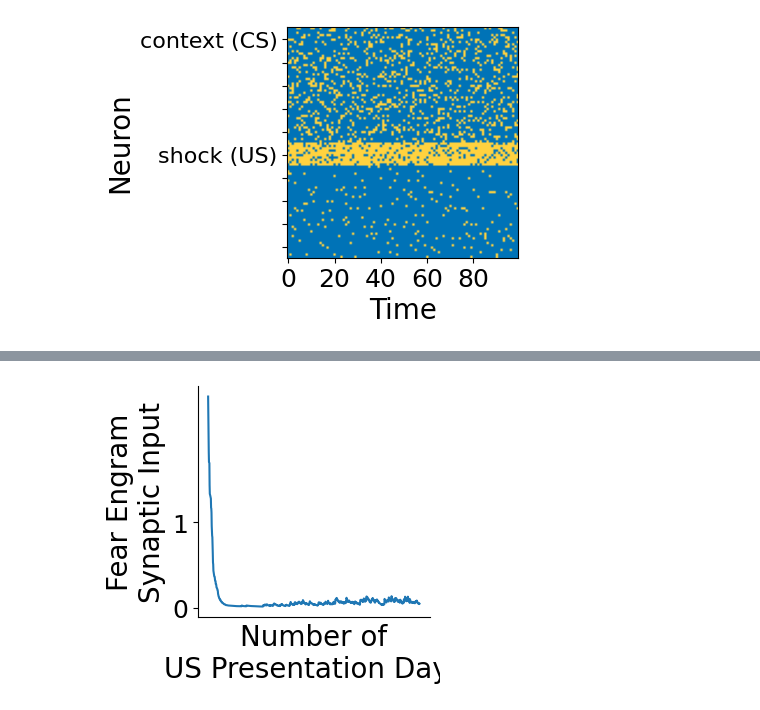
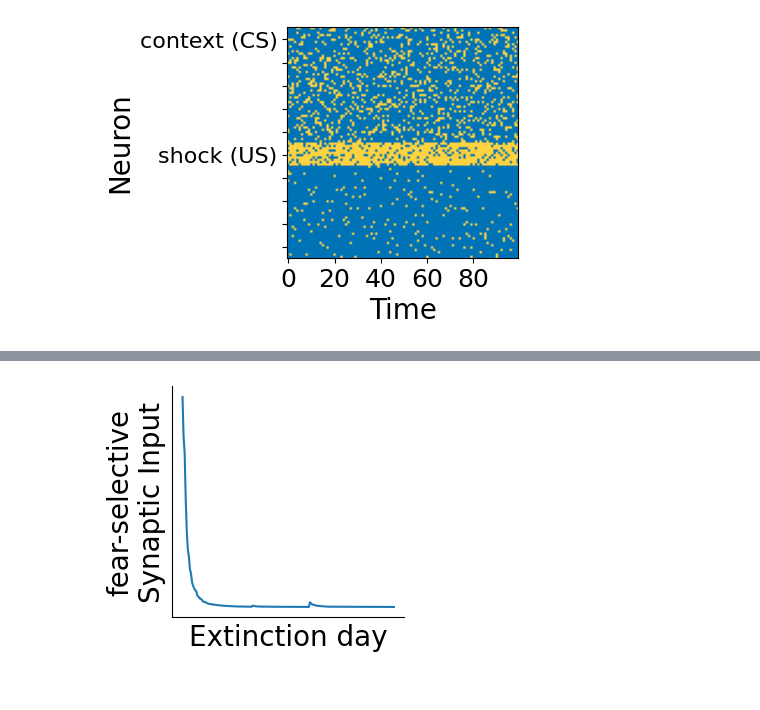
Before and after one commit to albesagonzalez/sensory-semantic-episodes, a Jupyter notebook: Figure_5.ipynb, the cells around one changed output, grey strips where cells are left out. Drawn from its saved outputs; the diff is of its cells as text; code cells hidden in the pictures.

```diff
--- a/Figure_5.ipynb
+++ b/Figure_5.ipynb
@@ -685,6 +658,13 @@ Passing `palette` without assigning `hue` is deprecated and will be removed in v
 # %% [markdown]
 ## 3) Synaptic Engrams
 # %%
+import importlib
+import Figure_5_utils
+
+importlib.reload(Figure_5_utils)
+run_synaptic_engrams_experiment = Figure_5_utils.run_synaptic_engrams_experiment
+
+
 # Synaptic engrams config + run
 from copy import deepcopy
 from src.network_parameters import network_parameters
@@ -693,14 +673,18 @@ seed_everything(0)
 
 synaptic_engrams_config = {
     "seed": 0,
+    # Set to False to stop after conditioning consolidation and recall.
+    "run_extinction": True,
     "conditioning_day_length": 100,
     "conditioning_mean_duration": 5,
     "conditioning_num_swaps": 4,
-    "extinction_days": 1000,
-    "extinction_day_length": 20,
+    "extinction_days": 200,
+    "extinction_day_length": 100,
     "extinction_mean_duration": 5,
     "extinction_num_swaps": 4,
-    "num_stability_seeds": 50,
+    "pre_extinction_probe_days": 100,
+    "post_extinction_probe_days": 100,
+    "num_stability_seeds": 1,
     "record_rate_activity": 1,
     "fear_probe_fraction": 0.25,
 }
@@ -711,6 +695,16 @@ synaptic_results = run_synaptic_engrams_experiment(
 )
 
 synaptic_network = synaptic_results["network"]
+network_0 = synaptic_results["network_0"]
+network_preconditioning = synaptic_results["network_preconditioning"]
+network_conditioning = synaptic_results["network_conditioning"]
+run_extinction = synaptic_results["run_extinction"]
+network_extinction = synaptic_results["network"] if run_extinction else None
+pre_extinction_selectivity = synaptic_results["pre_extinction_selectivity"]
+post_extinction_selectivity = synaptic_results["post_extinction_selectivity"]
+ctx_ordering = synaptic_results["ctx_ordering"]
+ctx_ordered_indices = ctx_ordering["ordered_indices"]
+mtl_semantic_ordering = synaptic_results["mtl_semantic_ordering"]
 synaptic_summary_df = synaptic_results["summary_df"]
 display(synaptic_summary_df)
 
@@ -910,19 +904,19 @@ Passing `palette` without assigning `hue` is deprecated and will be removed in v
 # %%
-# Plot 8: Fear engram synaptic input across extinction
-fear_input = synaptic_results['fear_input'].detach().cpu().numpy()
+# Plot 8: B1-selective cortical input across extinction
+fear_input = synaptic_results['fear_input'].detach().cpu().numpy()/10
 fig = plt.figure(figsize=(3, 3))
 
 plt.plot(fear_input)
-plt.xlabel("Number of\nUS Presentation Days", fontsize=20)
-plt.ylabel("Fear Engram\nSynaptic Input", fontsize=20)
+plt.xlabel("Extinction day", fontsize=20)
+plt.ylabel("fear-selective\nSynaptic Input", fontsize=20)
 plt.xticks([])
-plt.yticks([0, 1], fontsize=18)
+plt.yticks([], fontsize=18)
 sns.despine()
 
 
 plt.savefig('Figures/SVG/5j.svg', dpi=300, transparent=True)
 # %% [output]
-[figure, old version]
+[figure, new version]
 # %%
 # Plot 9: MTL activity during late extinction
 fig = plt.figure(figsize=(3, 3))
```
Also changed, not shown: parts of 31 cells of this notebook, 24 other files.
